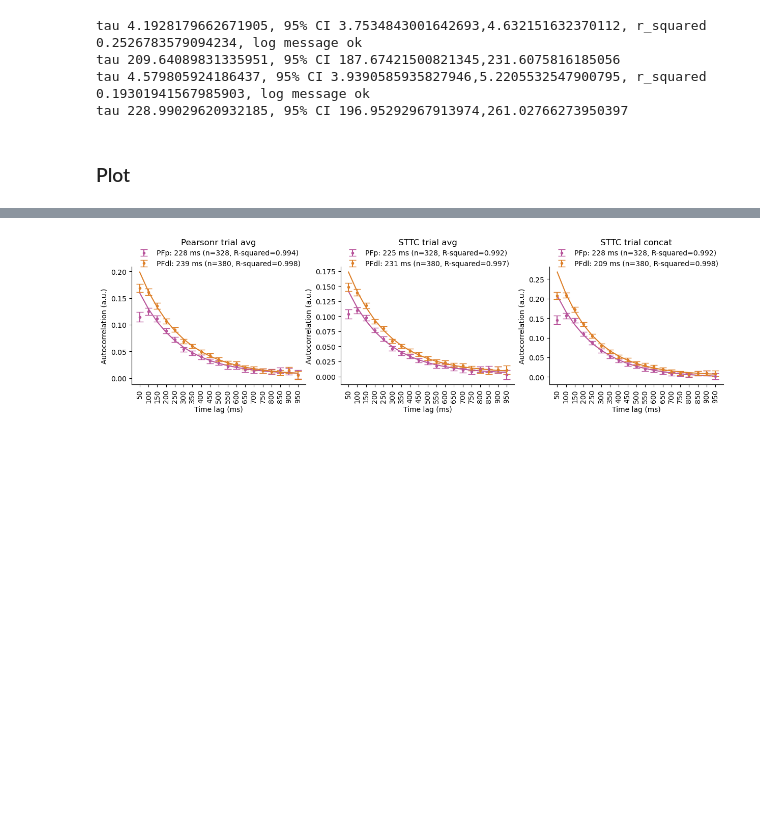
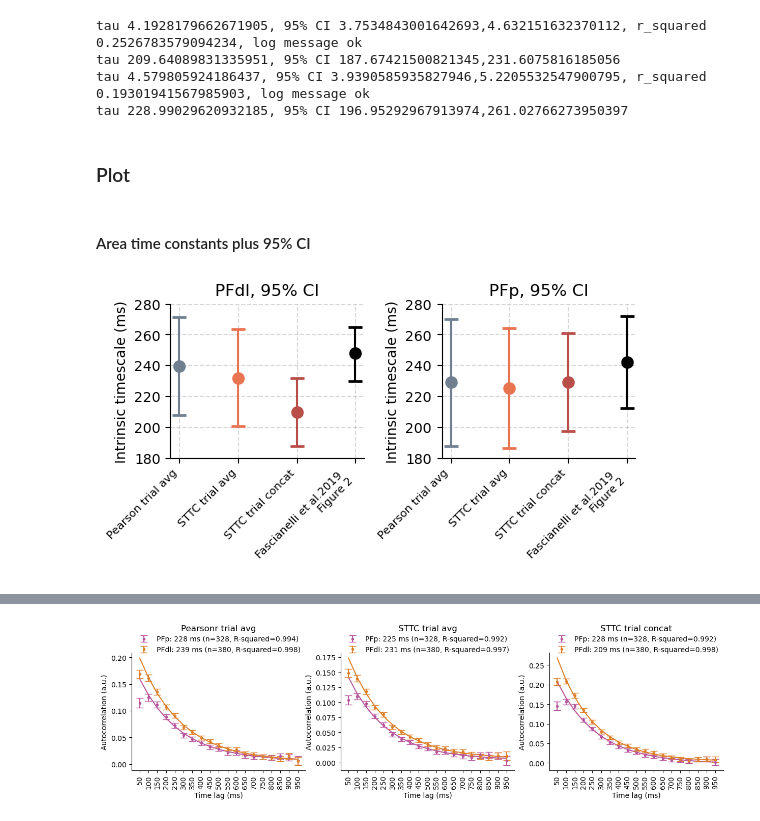
Before and after one commit to iinnpp/isttc, a Jupyter notebook: notebooks/monkey/paper_reproduce_fig2.ipynb, the cells around one changed output, grey strips where cells are left out. Saved outputs shown, nothing was run; the diff lists cells and outputs as text; code cells hidden in the pictures; blank space fills up the shorter version.

```diff
--- a/notebooks/monkey/paper_reproduce_fig2.ipynb
+++ b/notebooks/monkey/paper_reproduce_fig2.ipynb
@@ -304,0 +327,51 @@ save_fig = False
+# %%
+pfdl_tau_ci_paper_fig2 = (248, 230, 265)
+pfp_tau_ci_paper_fig2 = (242, 212, 272)
+# %% [markdown]
+#### Area time constants plus 95% CI
+# %%
+pfdl_conditions = [key for key in population_level_dict_2d.keys() if 'pfdl' in key and 'global' not in key]
+pfp_conditions = [key for key in population_level_dict_2d.keys() if 'pfp' in key and 'global' not in key]
+
+pfdl_tau = [population_level_dict_2d[c]['tau_ms'] for c in pfdl_conditions] + [pfdl_tau_ci_paper_fig2[0]]
+pfdl_tau_lower = [population_level_dict_2d[c]['tau_lower_ms'] for c in pfdl_conditions] + [pfdl_tau_ci_paper_fig2[1]]
+pfdl_tau_upper = [population_level_dict_2d[c]['tau_upper_ms'] for c in pfdl_conditions] + [pfdl_tau_ci_paper_fig2[2]]
+pfdl_error_bars = [np.array(pfdl_tau) - np.array(pfdl_tau_lower), np.array(pfdl_tau_upper) - np.array(pfdl_tau)]
+
+pfp_tau = [population_level_dict_2d[c]['tau_ms'] for c in pfp_conditions] + [pfp_tau_ci_paper_fig2[0]]
+pfp_tau_lower = [population_level_dict_2d[c]['tau_lower_ms'] for c in pfp_conditions] + [pfp_tau_ci_paper_fig2[1]]
+pfp_tau_upper = [population_level_dict_2d[c]['tau_upper_ms'] for c in pfp_conditions] + [pfp_tau_ci_paper_fig2[2]]
+pfp_error_bars = [np.array(pfp_tau) - np.array(pfp_tau_lower), np.array(pfp_tau_upper) - np.array(pfp_tau)]
+
+pfdl_conditions = pfdl_conditions + ['paper_f2']
+pfp_conditions = pfp_conditions + ['paper_f2']
+
+fig, axes = plt.subplots(1, 2, figsize=(6, 2), sharey=False)
+plt.subplots_adjust(hspace=0.4, wspace=0.4)
+
+colors = [color_pearson_trail_avg, color_sttc_trail_avg, color_sttc_trail_concat, 'k']
+
+for i, (cond, tau, err_low, err_high, col) in enumerate(zip(pfdl_conditions, pfdl_tau, pfdl_error_bars[0], pfdl_error_bars[1], colors)):
+    axes[0].errorbar(cond, tau, yerr=[[err_low], [err_high]], fmt='o', capsize=5, capthick=2, markersize=8, color=col)
+axes[0].set_xticks(pfdl_conditions)
+axes[0].set_title('PFdl, 95% CI')
+
+for i, (cond, tau, err_low, err_high, col) in enumerate(zip(pfp_conditions, pfp_tau, pfp_error_bars[0], pfp_error_bars[1], colors)):
+    axes[1].errorbar(cond, tau, yerr=[[err_low], [err_high]], fmt='o', capsize=5, capthick=2, markersize=8, color=col)
+axes[1].set_xticks(pfp_conditions)
+axes[1].set_title('PFp, 95% CI')
+
+for ax in axes.flat:
+    ax.grid(True, linestyle='--', alpha=0.5)
+    ax.set_ylabel('Intrinsic timescale (ms)')
+    ax.set_xticklabels(['Pearson trial avg', 'STTC trial avg', 'STTC trial concat', 'Fascianelli et al.2019 \n Figure 2'],
+                       rotation=45, ha='right', fontsize=8)
+    ax.set_ylim([180, 280])
+
+sns.despine()
+
+if save_fig:
+    fig.savefig(fig_folder + 'fig2_repr_no_empty_1000ms_population_fit.png', bbox_inches='tight', dpi=300)
+    fig.savefig(fig_folder + 'fig2_repr_no_empty_1000ms_population_fit.svg', bbox_inches='tight')
+# %% [output]
+[figure, added]
```
Also changed, not shown: parts of 13 cells of this notebook, 2 other files.
